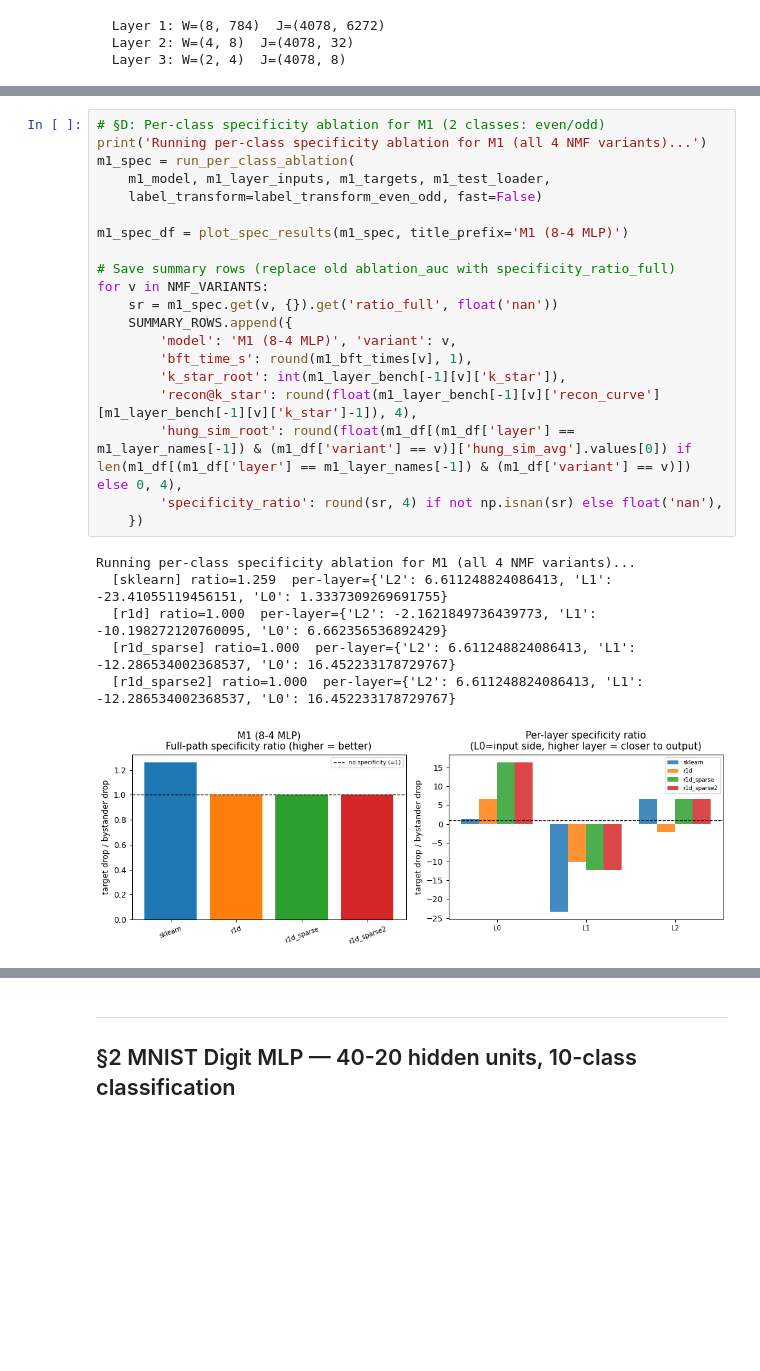
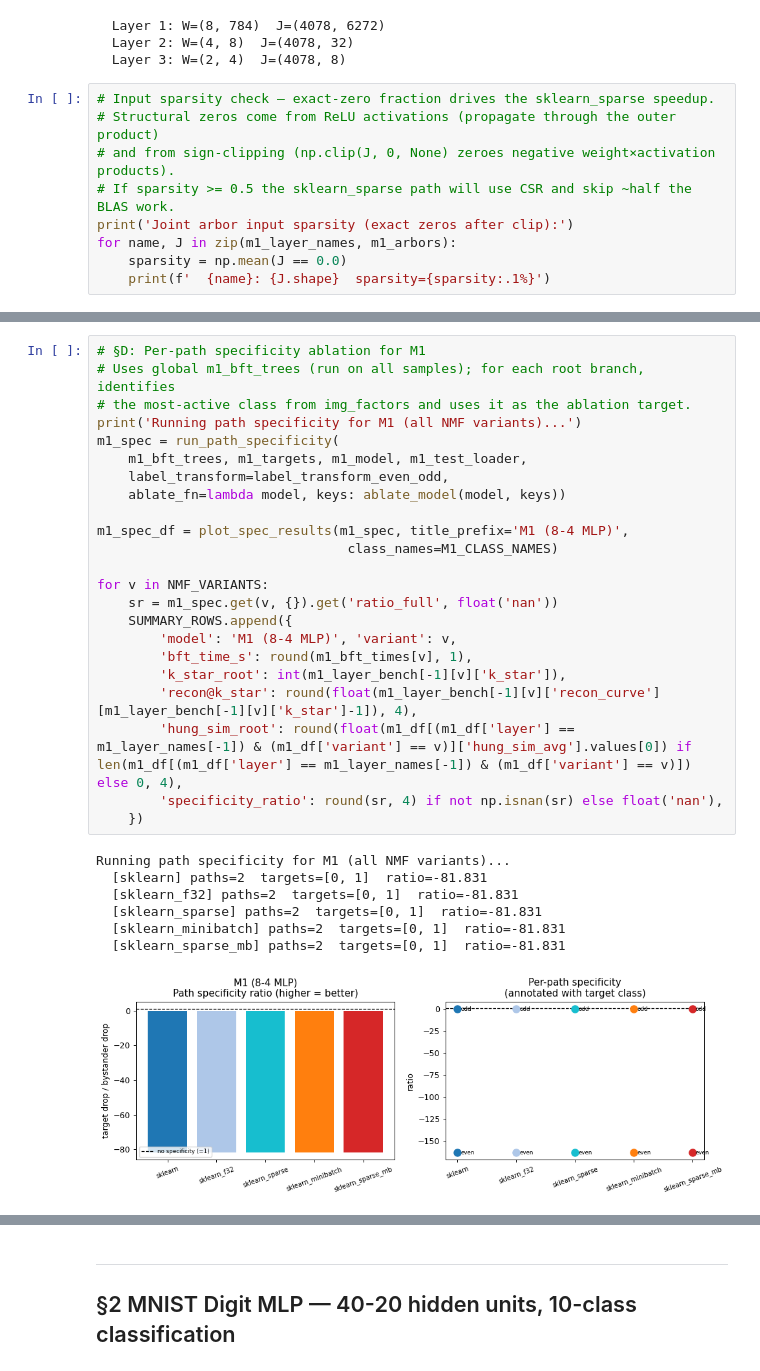
Before and after one commit to JohannesBertram/Factor_Trace, a Jupyter notebook: notebooks/11_nmf_benchmark.ipynb, the cells around one changed output, grey strips where cells are left out. Drawn from its saved outputs; the diff is of its cells as text; blank space fills up the shorter version.

```diff
--- a/notebooks/11_nmf_benchmark.ipynb
+++ b/notebooks/11_nmf_benchmark.ipynb
@@ -538,3 +515,12 @@ for li_pos, lin_idx in enumerate(lin_idxs):
   Layer 1: W=(8, 784)  J=(4078, 6272)
   Layer 2: W=(4, 8)  J=(4078, 32)
   Layer 3: W=(2, 4)  J=(4078, 8)
+# %%
+# Input sparsity check — exact-zero fraction drives the sklearn_sparse speedup.
+# Structural zeros come from ReLU activations (propagate through the outer product)
+# and from sign-clipping (np.clip(J, 0, None) zeroes negative weight×activation products).
+# If sparsity >= 0.5 the sklearn_sparse path will use CSR and skip ~half the BLAS work.
+print('Joint arbor input sparsity (exact zeros after clip):')
+for name, J in zip(m1_layer_names, m1_arbors):
+    sparsity = np.mean(J == 0.0)
+    print(f'  {name}: {J.shape}  sparsity={sparsity:.1%}')
@@ -618,28 +610,32 @@ for v in NMF_VARIANTS:
 # %%
-# §D: Per-class specificity ablation for M1 (2 classes: even/odd)
-print('Running per-class specificity ablation for M1 (all 4 NMF variants)...')
-m1_spec = run_per_class_ablation(
-    m1_model, m1_layer_inputs, m1_targets, m1_test_loader,
-    label_transform=label_transform_even_odd, fast=False)
+# §D: Per-path specificity ablation for M1
+# Uses global m1_bft_trees (run on all samples); for each root branch, identifies
+# the most-active class from img_factors and uses it as the ablation target.
+print('Running path specificity for M1 (all NMF variants)...')
+m1_spec = run_path_specificity(
+    m1_bft_trees, m1_targets, m1_model, m1_test_loader,
+    label_transform=label_transform_even_odd,
+    ablate_fn=lambda model, keys: ablate_model(model, keys))
 
-m1_spec_df = plot_spec_results(m1_spec, title_prefix='M1 (8-4 MLP)')
+m1_spec_df = plot_spec_results(m1_spec, title_prefix='M1 (8-4 MLP)',
+                                class_names=M1_CLASS_NAMES)
 
-# Save summary rows (replace old ablation_auc with specificity_ratio_full)
 for v in NMF_VARIANTS:
     sr = m1_spec.get(v, {}).get('ratio_full', float('nan'))
     SUMMARY_ROWS.append({
         'model': 'M1 (8-4 MLP)', 'variant': v,
         'bft_time_s': round(m1_bft_times[v], 1),
         'k_star_root': int(m1_layer_bench[-1][v]['k_star']),
         'recon@k_star': round(float(m1_layer_bench[-1][v]['recon_curve'][m1_layer_bench[-1][v]['k_star']-1]), 4),
         'hung_sim_root': round(float(m1_df[(m1_df['layer'] == m1_layer_names[-1]) & (m1_df['variant'] == v)]['hung_sim_avg'].values[0]) if len(m1_df[(m1_df['layer'] == m1_layer_names[-1]) & (m1_df['variant'] == v)]) else 0, 4),
         'specificity_ratio': round(sr, 4) if not np.isnan(sr) else float('nan'),
     })
 # %% [output]
-Running per-class specificity ablation for M1 (all 4 NMF variants)...
-  [sklearn] ratio=1.259  per-layer={'L2': 6.611248824086413, 'L1': -23.41055119456151, 'L0': 1.3337309269691755}
-  [r1d] ratio=1.000  per-layer={'L2': -2.1621849736439773, 'L1': -10.198272120760095, 'L0': 6.662356536892429}
-  [r1d_sparse] ratio=1.000  per-layer={'L2': 6.611248824086413, 'L1': -12.286534002368537, 'L0': 16.452233178729767}
-  [r1d_sparse2] ratio=1.000  per-layer={'L2': 6.611248824086413, 'L1': -12.286534002368537, 'L0': 16.452233178729767}
+Running path specificity for M1 (all NMF variants)...
+  [sklearn] paths=2  targets=[0, 1]  ratio=-81.831
+  [sklearn_f32] paths=2  targets=[0, 1]  ratio=-81.831
+  [sklearn_sparse] paths=2  targets=[0, 1]  ratio=-81.831
+  [sklearn_minibatch] paths=2  targets=[0, 1]  ratio=-81.831
+  [sklearn_sparse_mb] paths=2  targets=[0, 1]  ratio=-81.831
-[figure, old version]
+[figure, new version]
 M1 (8-4 MLP) specificity summary:
```
Also changed, not shown: parts of 30 cells of this notebook, 18 other files.
